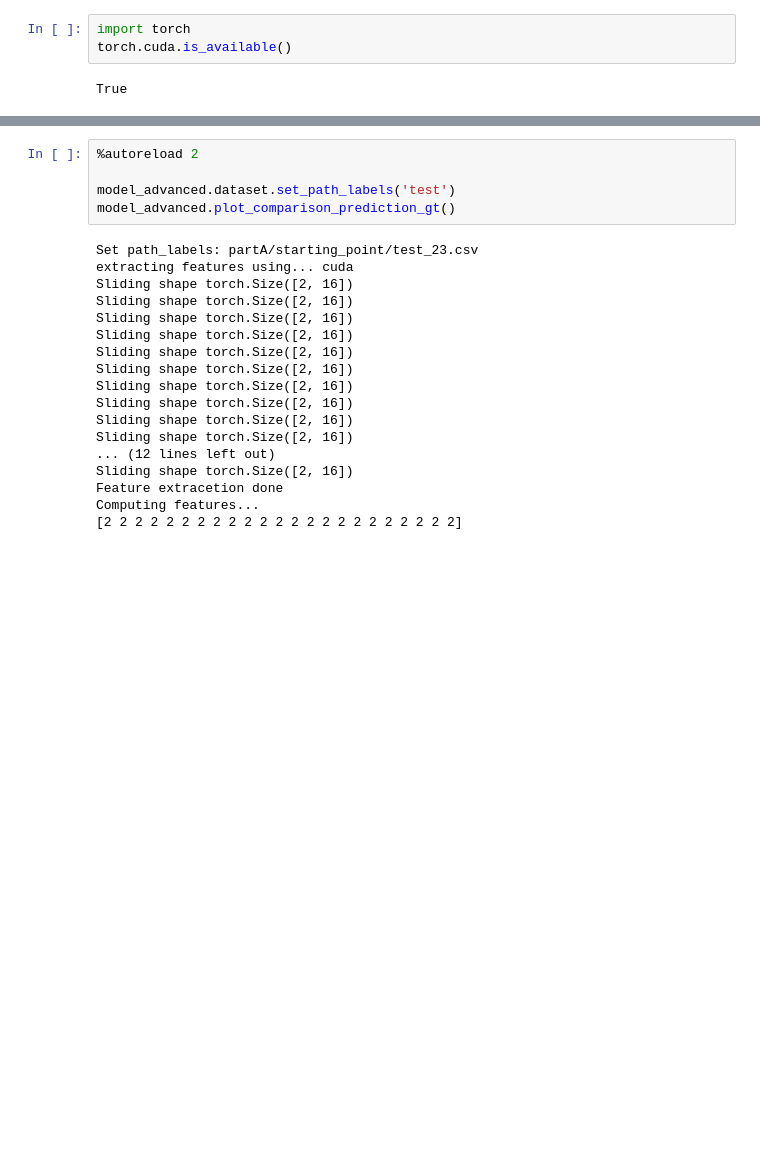
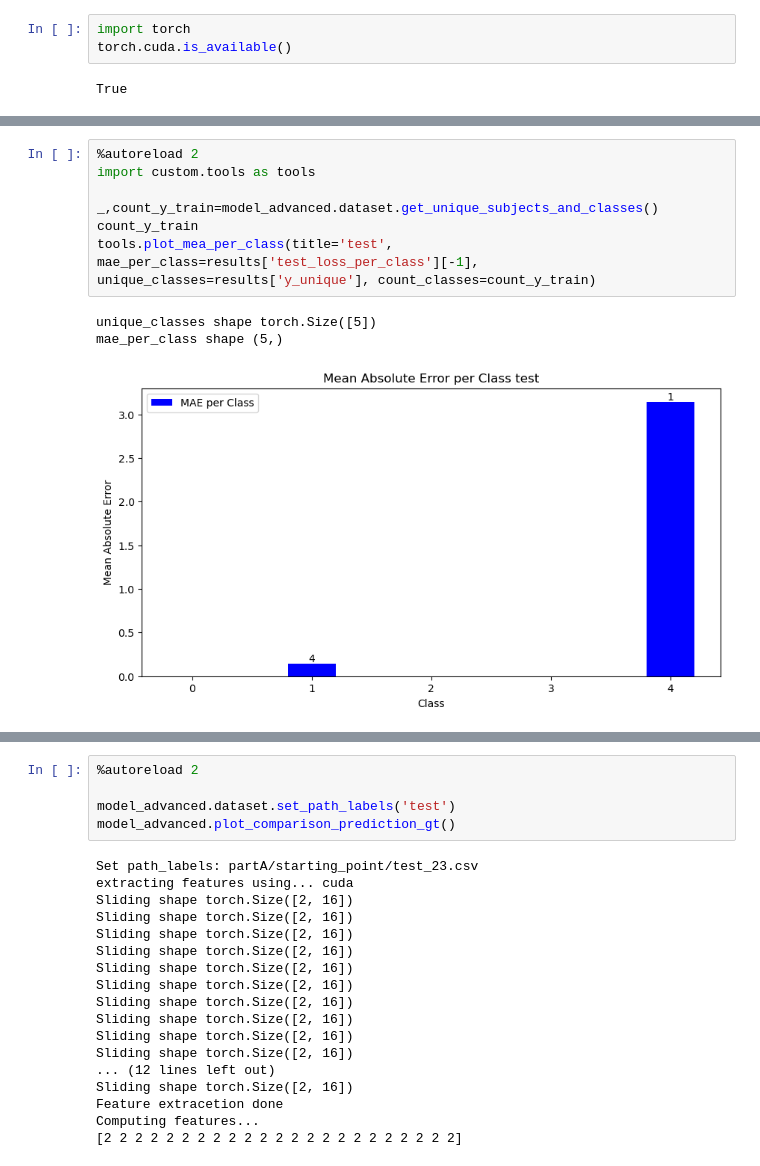
Before and after one commit to villifCoder559/PainAssessmentVideo, a Jupyter notebook: test.ipynb, the cells around one changed output, grey strips where cells are left out. Drawn from its saved outputs; the diff is of its cells as text; blank space fills up the shorter version.

```diff
--- a/test.ipynb
+++ b/test.ipynb
@@ -171,0 +252,11 @@ subject_ids [79 48  1 61 61 61 79 75 13 13 48 75 30 19 48 48 70 75 61  1 61 70 7
+# %%
+%autoreload 2
+import custom.tools as tools
+
+_,count_y_train=model_advanced.dataset.get_unique_subjects_and_classes()
+count_y_train
+tools.plot_mea_per_class(title='test', mae_per_class=results['test_loss_per_class'][-1], unique_classes=results['y_unique'], count_classes=count_y_train)
+# %% [output]
+unique_classes shape torch.Size([5])
+mae_per_class shape (5,)
+[figure, added]
```
Also changed, not shown: parts of 13 cells of this notebook.
